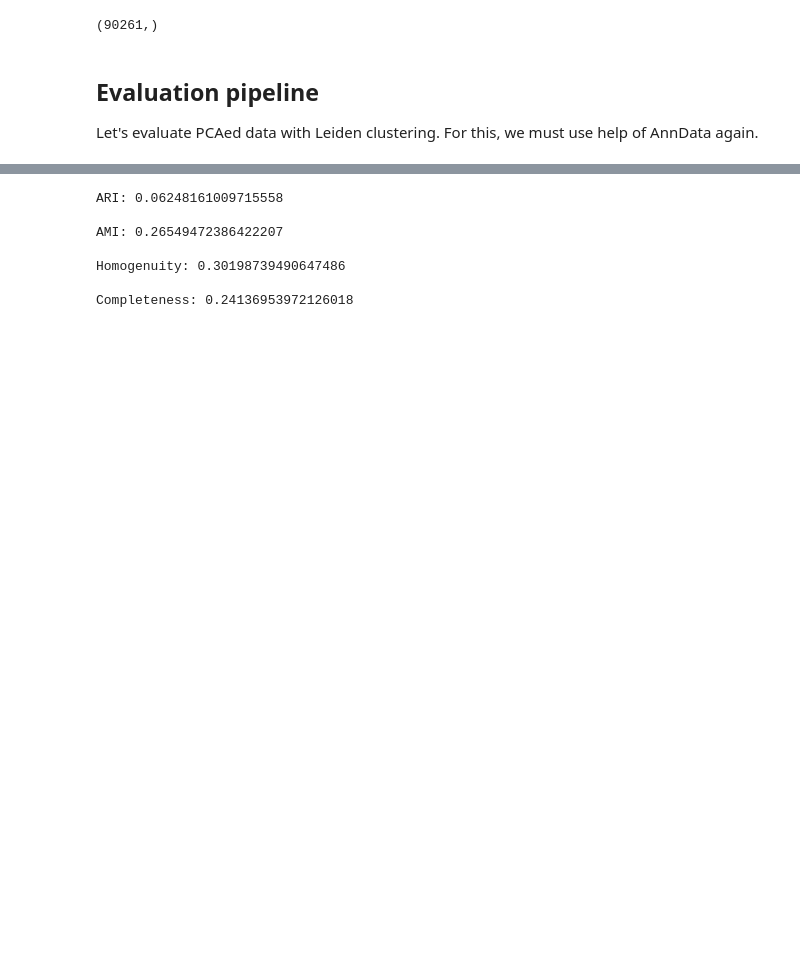
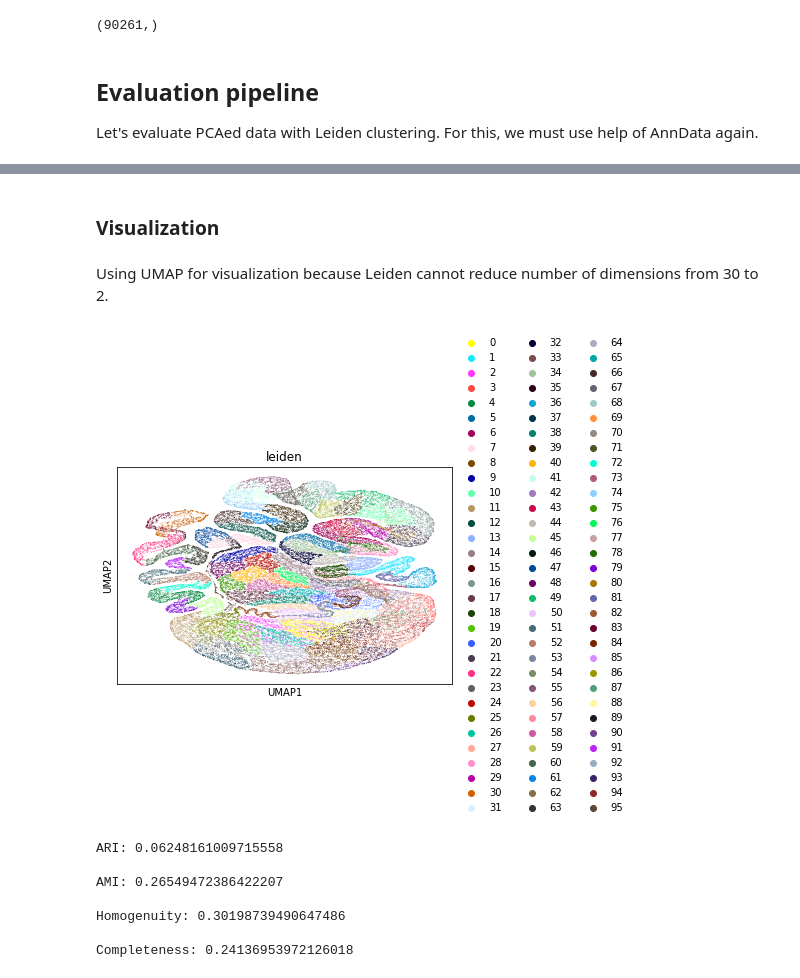
Before and after one commit to just1ce415/MMML_project, a Jupyter notebook: demo_notebook.ipynb, the cells around one changed output, grey strips where cells are left out. Cells and saved outputs as stored; diff of their text form; code cells hidden in the pictures; blank space fills up the shorter version.

Commit message:
added visualization

```diff
--- a/demo_notebook.ipynb
+++ b/demo_notebook.ipynb
@@ -58,3 +59,12 @@ Categories (54, object): ['0', '1', '2', '3', ..., '50', '51', '52', '53']
+# %% [markdown]
+### Visualization
+# %% [markdown]
+Using UMAP for visualization because Leiden cannot reduce number of dimensions from 30 to 2.
+# %%
+sc.tl.umap(gex_ad_eval)
+sc.pl.umap(gex_ad_eval, color="leiden")
+# %% [output]
+[figure, added]
 # %%
 ari = sm.adjusted_rand_score(gex_labels.values, gex_ad_eval.obs["leiden"])
 ami = sm.adjusted_mutual_info_score(gex_labels.values, gex_ad_eval.obs["leiden"])
```
Also changed, not shown: parts of 4 cells of this notebook.
